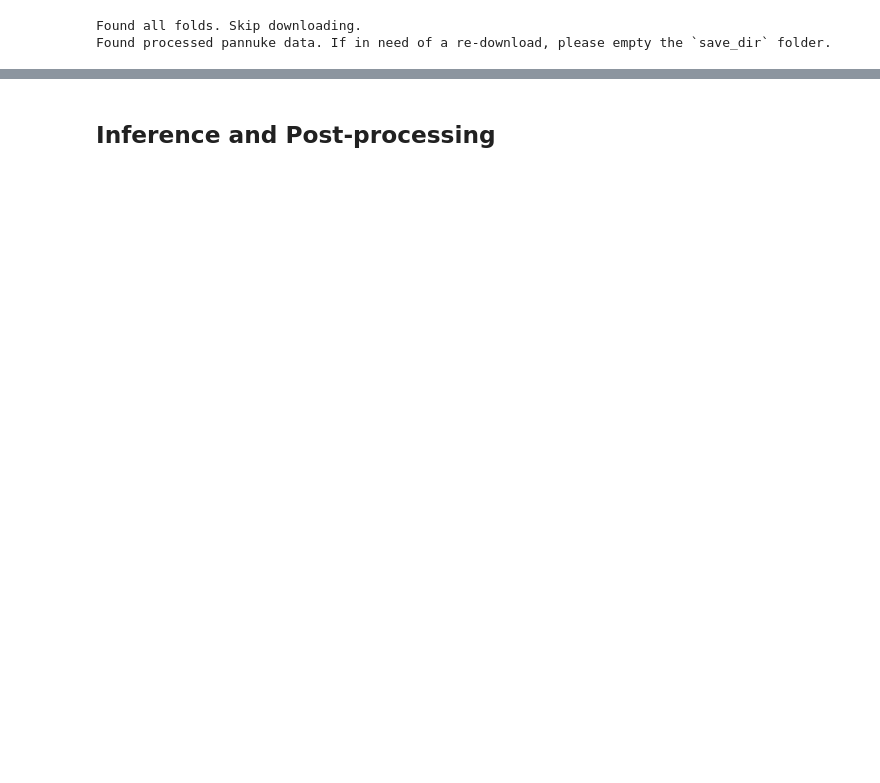
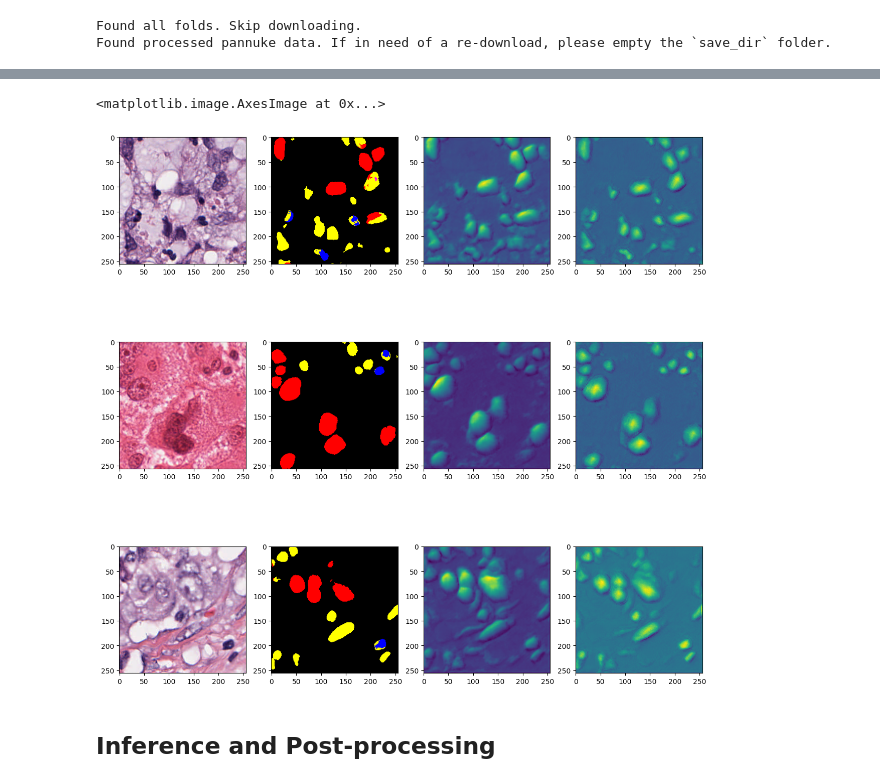
Before and after one commit to okunator/cellseg_models.pytorch, a Jupyter notebook: examples/pannuke_nuclei_segmentation_stardist.ipynb, the cells around one changed output, grey strips where cells are left out. Cells and saved outputs as stored; diff of their text form; code cells hidden in the pictures; blank space fills up the shorter version.

```diff
--- a/examples/pannuke_nuclei_segmentation_stardist.ipynb
+++ b/examples/pannuke_nuclei_segmentation_stardist.ipynb
@@ -132,3 +478,38 @@ LOCAL_RANK: 0 - CUDA_VISIBLE_DEVICES: [0]
+# %%
+img_dir = save_dir / "valid" / "images"
+mask_dir = save_dir / "valid" / "labels"
+imgs = sorted(img_dir.glob("*"))
+masks = sorted(mask_dir.glob("*"))
+
+ixs = np.random.randint(0, 500, 3)
+im1 = FileHandler.read_img(imgs[ixs[0]])
+im2 = FileHandler.read_img(imgs[ixs[1]])
+im3 = FileHandler.read_img(imgs[ixs[2]])
+img1 = torch.from_numpy(im1).permute(2, 0, 1).unsqueeze(0).float()
+img2 = torch.from_numpy(im2).permute(2, 0, 1).unsqueeze(0).float()
+img3 = torch.from_numpy(im3).permute(2, 0, 1).unsqueeze(0).float()
+
+pred1 = experiment(img1)
+pred2 = experiment(img2)
+pred3 = experiment(img3)
+
+fig, ax = plt.subplots(3, 4, figsize=(15, 15))
+ax = ax.flatten()
+ax[0].imshow(im1)
+ax[1].imshow(label2rgb(np.argmax(pred1["type"].squeeze().detach().numpy(), axis=0), bg_label=0))
+ax[2].imshow(pred1["stardist"].squeeze().detach().numpy()[5])
+ax[3].imshow(pred1["dist"].squeeze().detach().numpy())
+ax[4].imshow(im2)
+ax[5].imshow(label2rgb(np.argmax(pred2["type"].squeeze().detach().numpy(), axis=0), bg_label=0))
+ax[6].imshow(pred2["stardist"].squeeze().detach().numpy()[5])
+ax[7].imshow(pred2["dist"].squeeze().detach().numpy())
+ax[8].imshow(im3)
+ax[9].imshow(label2rgb(np.argmax(pred3["type"].squeeze().detach().numpy(), axis=0), bg_label=0))
+ax[10].imshow(pred3["stardist"].squeeze().detach().numpy()[5])
+ax[11].imshow(pred3["dist"].squeeze().detach().numpy())
+# %% [output]
+<matplotlib.image.AxesImage at 0x...>
+[figure, added]
 # %% [markdown]
 ## Inference and Post-processing
 # %% [markdown]
```
Also changed, not shown: parts of 24 cells of this notebook.
